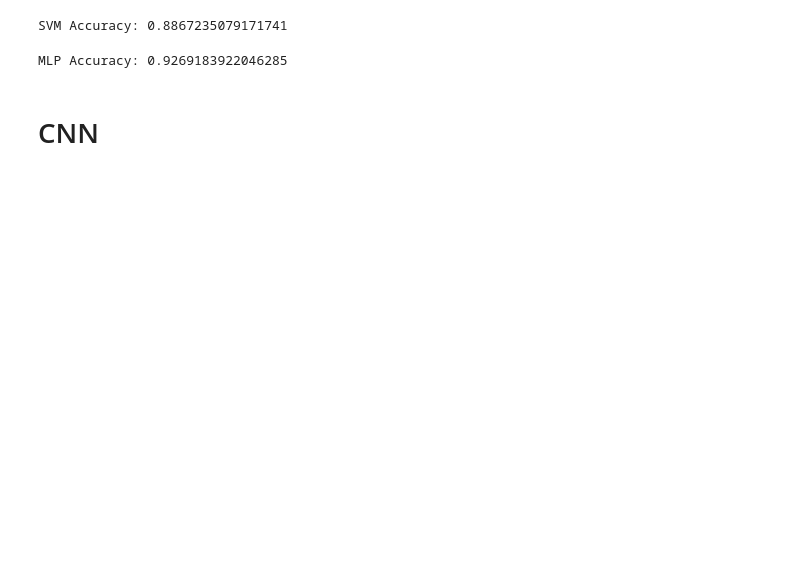
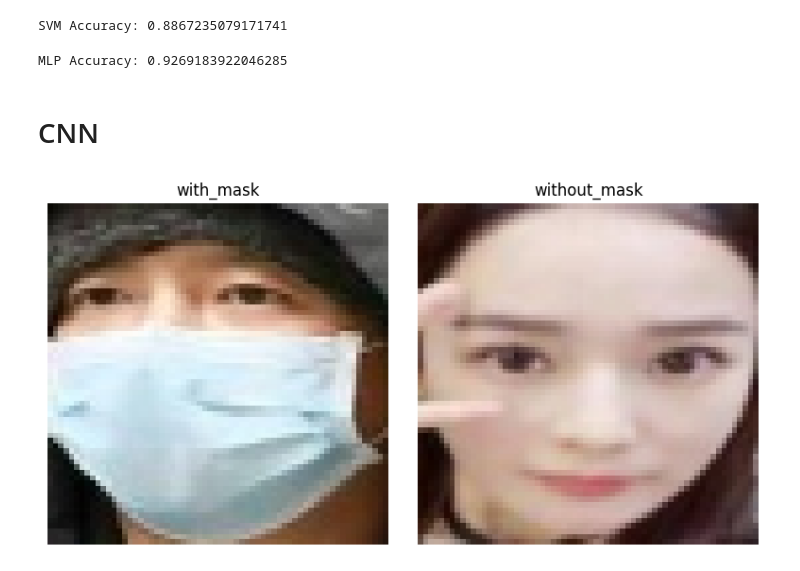
Before and after one commit to RutulPatel007/VR_Project1_Rutul_Patel_IMT2022021, a Jupyter notebook: MP_Classification.ipynb, the cells around one changed output. Cells and saved outputs as stored; diff of their text form; code cells hidden in the pictures; blank space fills up the shorter version.

```diff
--- a/MP_Classification.ipynb
+++ b/MP_Classification.ipynb
@@ -109,6 +109,34 @@ for category in categories:
         img = cv2.resize(img, (64, 64))
         cnn_data.append(img)
         cnn_labels.append(label)
+# %%
+# Dictionary to store one sample per class
+sample_images = {}
+
+for category in categories:
+    path = os.path.join(data_dir, category)
+    label = 0 if category == "without_mask" else 1
+    for img_name in os.listdir(path):
+        img_path = os.path.join(path, img_name)
+        img = cv2.imread(img_path)
+        img = cv2.cvtColor(img, cv2.COLOR_BGR2RGB)  # Convert BGR to RGB for display
+        img = cv2.resize(img, (64, 64))
+        sample_images[category] = img
+        break  # Take only the first image from each class
+
+# Plot the images side by side
+plt.figure(figsize=(8, 4))
+
+for i, category in enumerate(categories):
+    plt.subplot(1, 2, i + 1)
+    plt.imshow(sample_images[category])
+    plt.title(category)
+    plt.axis('off')
+
+plt.tight_layout()
+plt.show()
+# %% [output]
+[figure, added]
 # %%
 cnn_data, cnn_labels = np.array(cnn_data) / 255.0, np.array(cnn_labels)
 X_train, X_test, y_train, y_test = train_test_split(cnn_data, cnn_labels, test_size=0.2, random_state=42)
```
Also changed, not shown: parts of 8 cells of this notebook.
